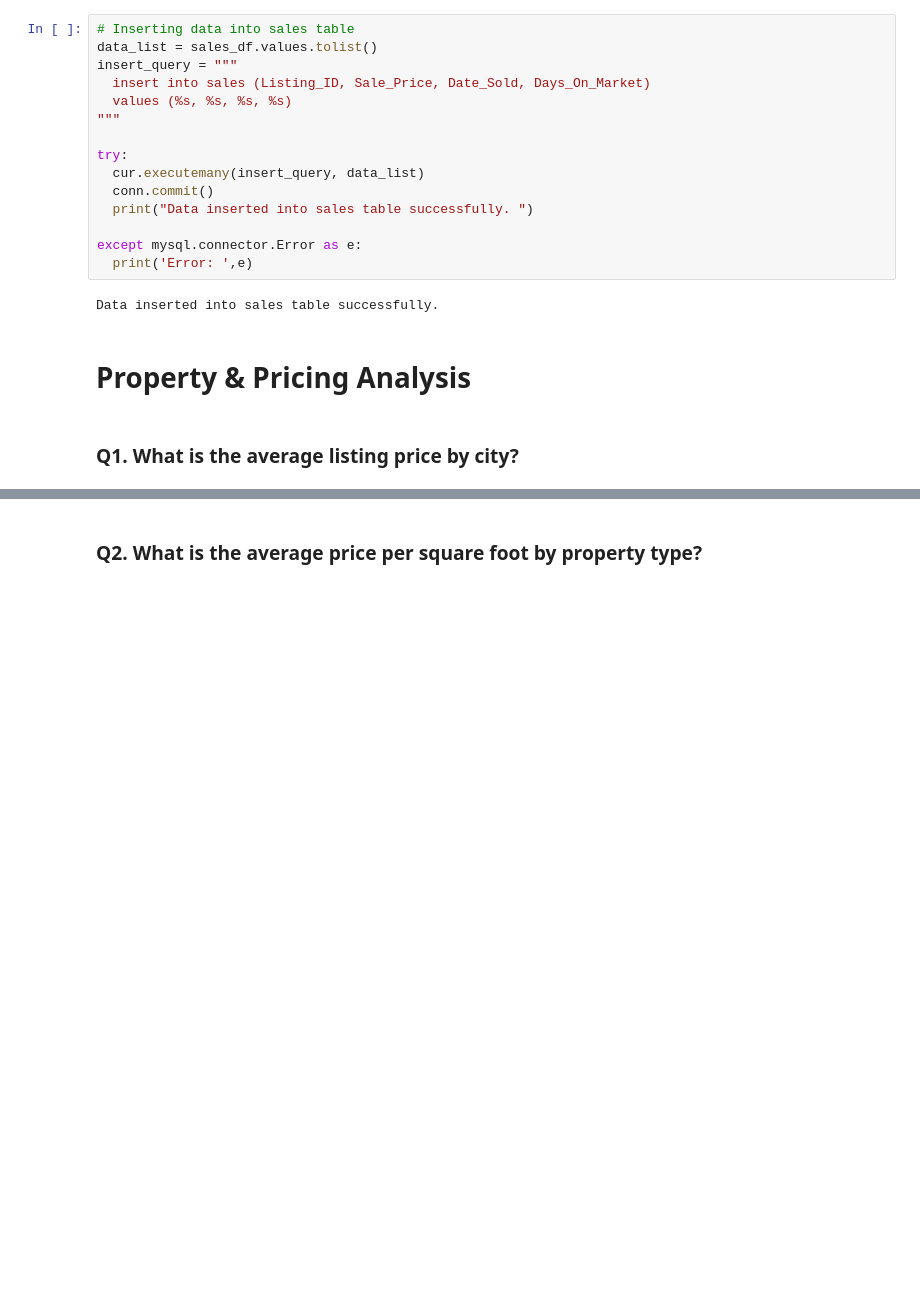
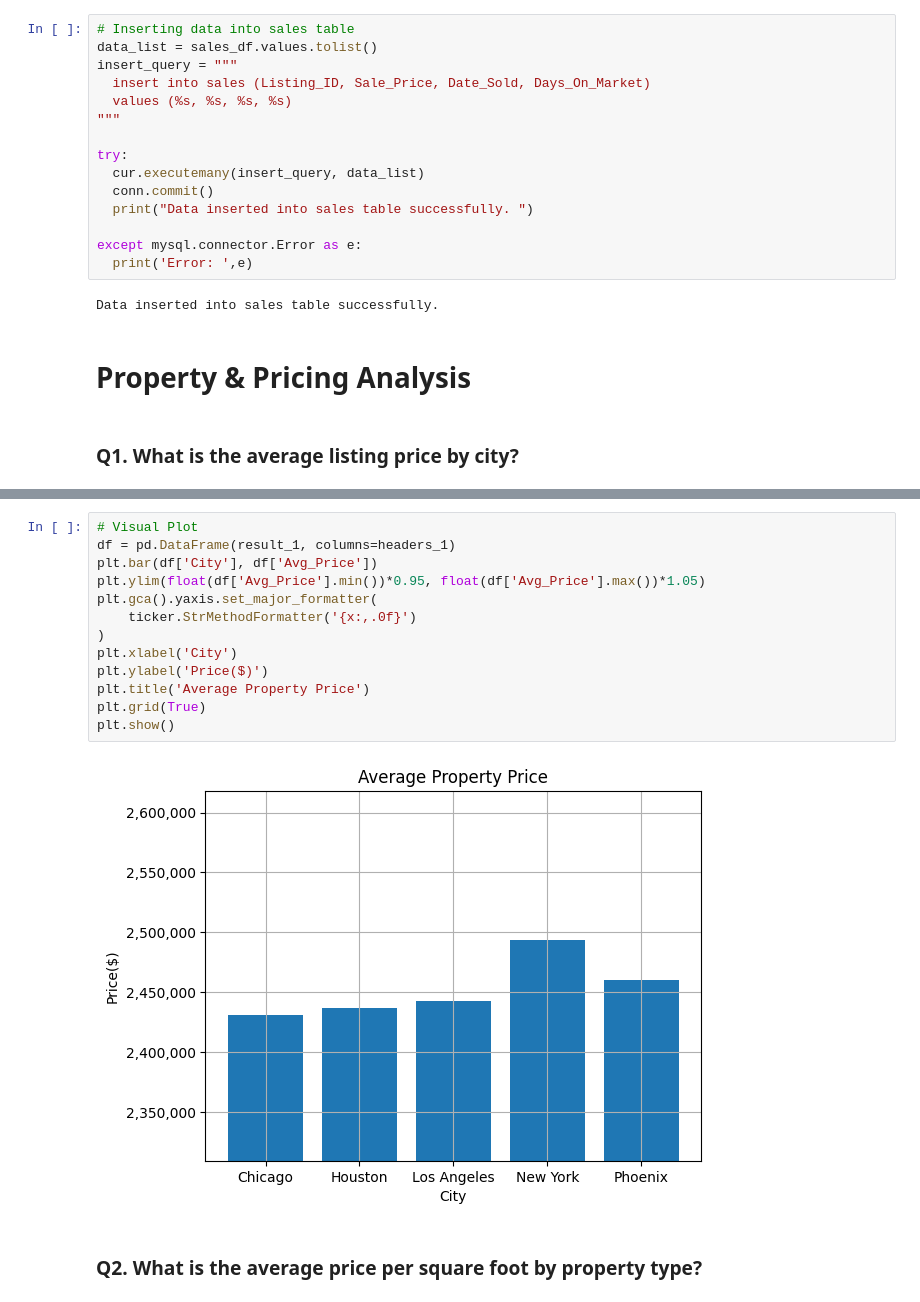
Before and after one commit to JS-Tharun/Real-Estate-Analysis, a Jupyter notebook: notebook.ipynb, the cells around one changed output, grey strips where cells are left out. Drawn from its saved outputs; the diff is of its cells as text; blank space fills up the shorter version.

Commit message:
Visualization - till Q3.1

```diff
--- a/notebook.ipynb
+++ b/notebook.ipynb
@@ -764,3 +765,18 @@ print(tabulate(result_1, headers=headers_1, tablefmt='grid'))
+# %%
+# Visual Plot
+df = pd.DataFrame(result_1, columns=headers_1)
+plt.bar(df['City'], df['Avg_Price'])
+plt.ylim(float(df['Avg_Price'].min())*0.95, float(df['Avg_Price'].max())*1.05)
+plt.gca().yaxis.set_major_formatter(
+    ticker.StrMethodFormatter('{x:,.0f}')
+)
+plt.xlabel('City')
+plt.ylabel('Price($)')
+plt.title('Average Property Price')
+plt.grid(True)
+plt.show()
+# %% [output]
+[figure, added]
 # %% [markdown]
 ### Q2. What is the average price per square foot by property type?
 # %%
```
Also changed, not shown: parts of 5 cells of this notebook, 1 other file.
